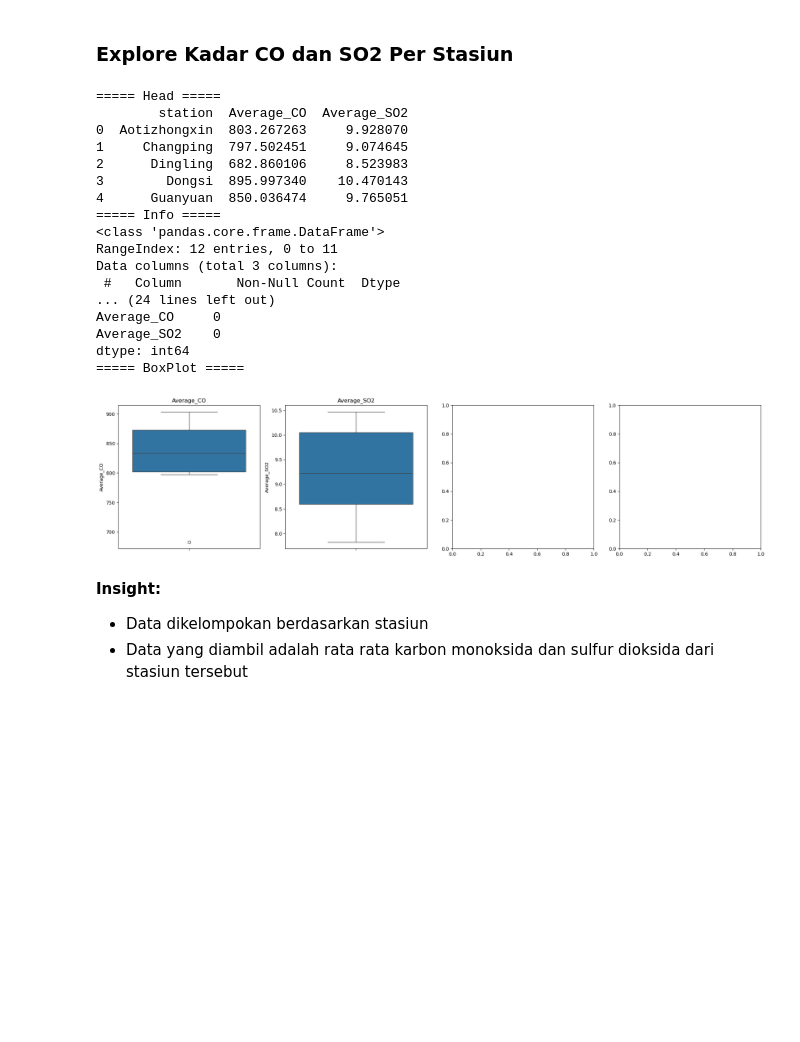
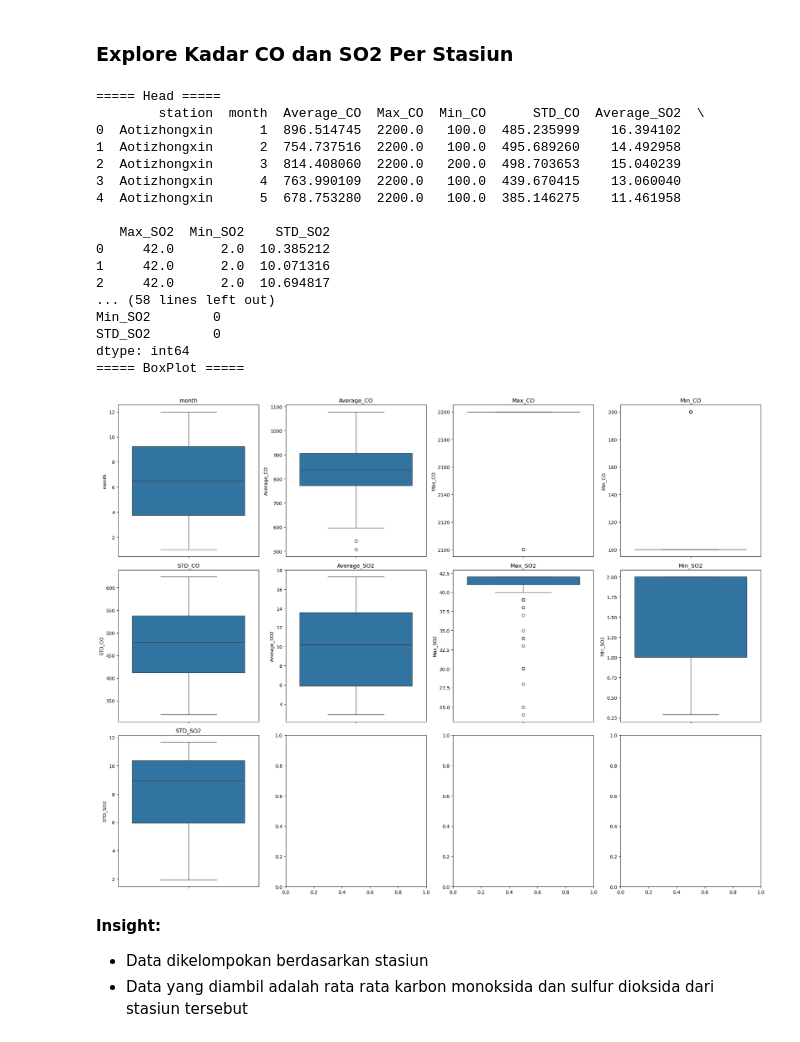
Before and after one commit to thoriqdhiyaaptaribowo/Fundamental-Data-Analysis-Dicoding, a Jupyter notebook: Proyek_Analisis_Data.ipynb, the cells around one changed output. Drawn from its saved outputs; the diff is of its cells as text; code cells hidden in the pictures; blank space fills up the shorter version.

```diff
--- a/Proyek_Analisis_Data.ipynb
+++ b/Proyek_Analisis_Data.ipynb
@@ -132,32 +132,39 @@ dtype: int64
 # %% [markdown]
 ### Explore Kadar CO dan SO2 Per Stasiun
 # %%
-df_explore = df_clean.groupby(["station"]).agg(
-    Average_CO=('CO', 'mean'),
-    Average_SO2=('SO2', 'mean')
-).reset_index()
+df_monthly_index = df_clean.groupby(["station", "month"]).agg(
+        Average_CO=('CO', 'mean'),
+        Max_CO=('CO', 'max'),
+        Min_CO=('CO', 'min'),
+        STD_CO=('CO','std'),
+        Average_SO2=('SO2', 'mean'),
+        Max_SO2=('SO2', 'max'),
+        Min_SO2=('SO2', 'min'),
+        STD_SO2=('SO2','std')
+        ).reset_index()
 
-print_data(df_explore)
-create_boxplot(df_explore)
+df_monthly_index.to_csv("Dashboard/main_data.csv")
+print_data(df_monthly_index)
+create_boxplot(df_monthly_index)
 # %% [output]
 ===== Head =====
-        station  Average_CO  Average_SO2
-0  Aotizhongxin  803.267263     9.928070
-1     Changping  797.502451     9.074645
-2      Dingling  682.860106     8.523983
-3        Dongsi  895.997340    10.470143
-4      Guanyuan  850.036474     9.765051
-===== Info =====
-<class 'pandas.core.frame.DataFrame'>
-RangeIndex: 12 entries, 0 to 11
-Data columns (total 3 columns):
- #   Column       Non-Null Count  Dtype
-... (24 lines left out)
-Average_CO     0
-Average_SO2    0
+        station  month  Average_CO  Max_CO  Min_CO      STD_CO  Average_SO2  \
+0  Aotizhongxin      1  896.514745  2200.0   100.0  485.235999    16.394102
+1  Aotizhongxin      2  754.737516  2200.0   100.0  495.689260    14.492958
+2  Aotizhongxin      3  814.408060  2200.0   200.0  498.703653    15.040239
+3  Aotizhongxin      4  763.990109  2200.0   100.0  439.670415    13.060040
+4  Aotizhongxin      5  678.753280  2200.0   100.0  385.146275    11.461958
+
+   Max_SO2  Min_SO2    STD_SO2
+0     42.0      2.0  10.385212
+1     42.0      2.0  10.071316
+2     42.0      2.0  10.694817
+... (58 lines left out)
+Min_SO2        0
+STD_SO2        0
 dtype: int64
 ===== BoxPlot =====
-[figure, old version]
+[figure, new version]
 # %% [markdown]
 **Insight:**
 - Data dikelompokan berdasarkan stasiun
```
Also changed, not shown: parts of 7 cells of this notebook, 2 other files.
